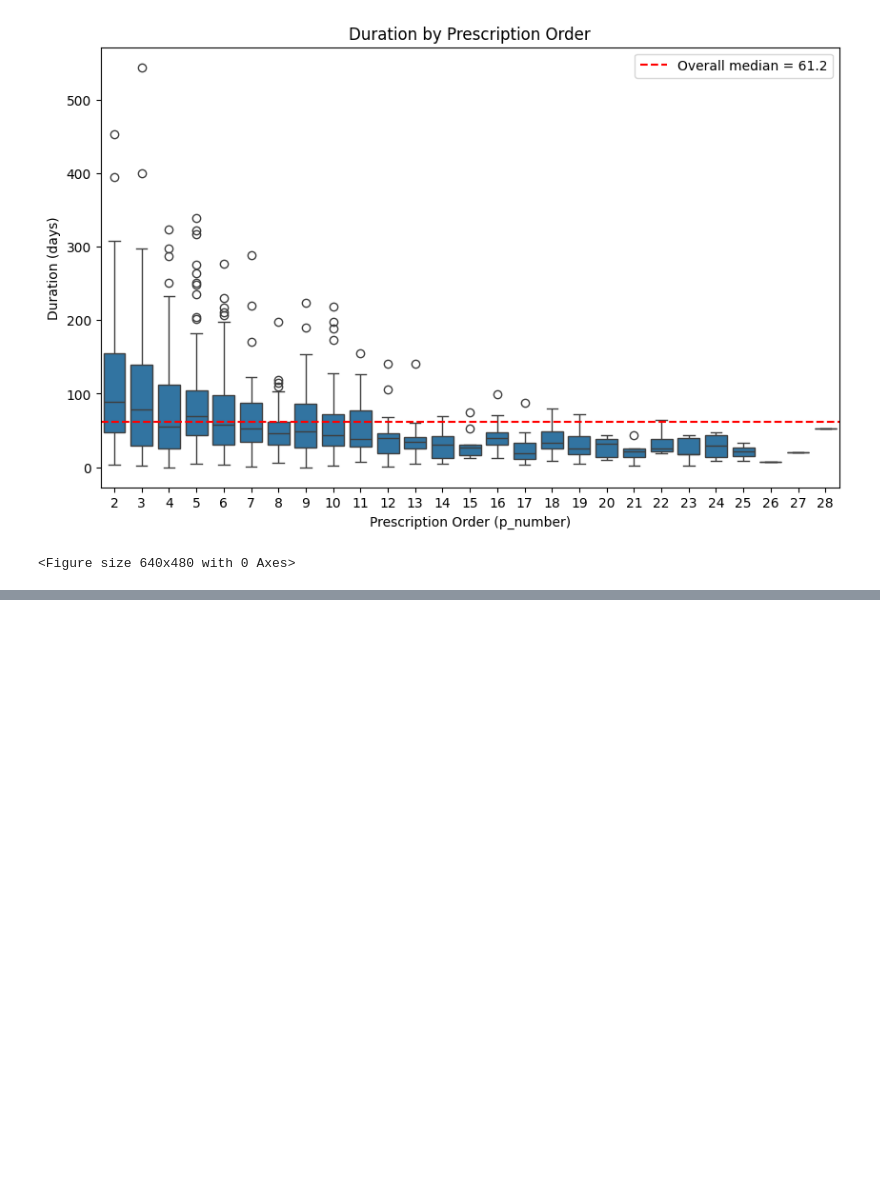
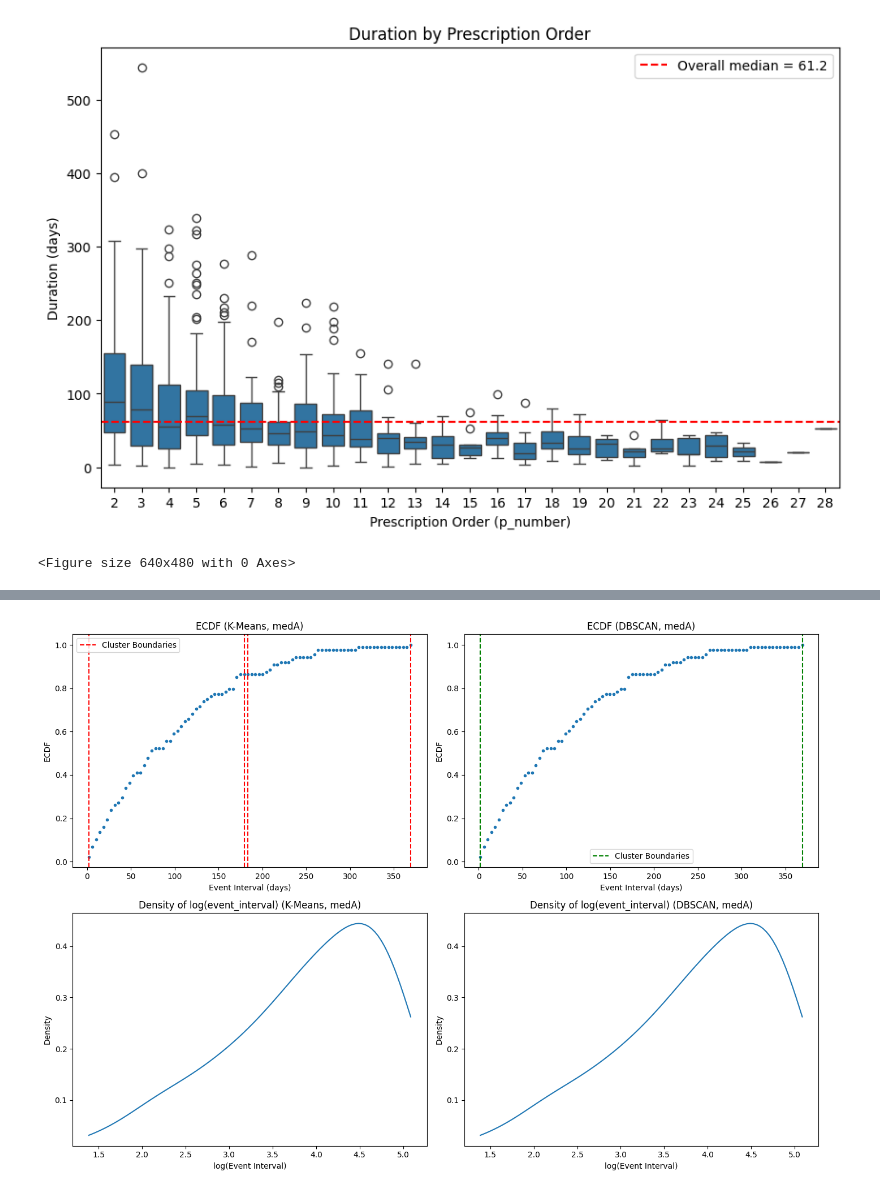
Before and after one commit to Ariisss/SEE_PY, a Jupyter notebook: SEE_MAIN.ipynb, the cells around one changed output, grey strips where cells are left out. Cells and saved outputs as stored; diff of their text form; code cells hidden in the pictures; blank space fills up the shorter version.

Commit message:
feat: added side-by-side comparison of both clustering methods

```diff
--- a/SEE_MAIN.ipynb
+++ b/SEE_MAIN.ipynb
@@ -407,0 +371,95 @@ fig_assumption = see_assumption(df)
+# %%
+# --- Prepare the data for medA ---
+# Filter medA data
+df_medA = df[df['CATEGORY'] == 'medA'].copy()
+df_medA['DATE'] = pd.to_datetime(df_medA['DATE'], format='%m/%d/%Y')
+df_medA.sort_values(by=['PATIENT_ID', 'DATE'], inplace=True)
+df_medA['prev_DATE'] = df_medA.groupby('PATIENT_ID')['DATE'].shift(1)
+# Keep only rows with a previous date
+df_sample = df_medA.dropna(subset=['prev_DATE']).copy()
+# Randomly select one consecutive pair per patient
+df_sample = df_sample.groupby('PATIENT_ID').apply(lambda x: x.sample(1, random_state=1234)).reset_index(drop=True)
+df_sample = df_sample[['PATIENT_ID', 'DATE', 'prev_DATE']].copy()
+# Compute event intervals (in days)
+df_sample['event_interval'] = (df_sample['DATE'] - df_sample['prev_DATE']).dt.days.astype(float)
+
+# --- Compute the ECDF using our ecdf function ---
+x_ecdf, y_ecdf = ecdf(df_sample['event_interval'].values)
+df_ecdf = pd.DataFrame({'x': x_ecdf, 'y': y_ecdf})
+# Filter to the lower 80% of the ECDF
+df_ecdf_80 = df_ecdf[df_ecdf['y'] <= 0.8]
+ni = df_ecdf_80['x'].max()
+
+# --- Compute density on the log-transformed event_interval ---
+df_filtered = df_sample[df_sample['event_interval'] <= ni].copy()
+log_intervals = np.log(df_filtered['event_interval'])
+kde = gaussian_kde(log_intervals)
+x1 = np.linspace(log_intervals.min(), log_intervals.max(), 100)
+y1 = kde(x1)
+
+# --- K-Means Clustering on ECDF x-values ---
+best_k = 2  # For illustration; ideally use silhouette analysis as in your function
+kmeans = KMeans(n_clusters=best_k, random_state=1234)
+df_ecdf['cluster_km'] = kmeans.fit_predict(df_ecdf[['x']])
+# Compute cluster boundaries for K-Means
+cluster_stats_km = df_ecdf.groupby('cluster_km')['x'].agg(
+    min_log=lambda x: np.log(x).min(),
+    max_log=lambda x: np.log(x).max()
+).reset_index()
+cluster_stats_km['Minimum'] = np.exp(cluster_stats_km['min_log'])
+cluster_stats_km['Maximum'] = np.exp(cluster_stats_km['max_log'])
+
+# --- DBSCAN Clustering on ECDF x-values ---
+X = df_ecdf['x'].values.reshape(-1, 1)
+eps = 0.1 * (X.max() - X.min())  # For example; adjust as needed
+dbscan = DBSCAN(eps=eps, min_samples=5)
+df_ecdf['cluster_db'] = dbscan.fit_predict(X)
+# Remove noise points (label -1)
+df_ecdf_db = df_ecdf[df_ecdf['cluster_db'] != -1].copy()
+# Compute cluster boundaries for DBSCAN
+cluster_stats_db = df_ecdf_db.groupby('cluster_db')['x'].agg(
+    min_log=lambda x: np.log(x).min(),
+    max_log=lambda x: np.log(x).max()
+).reset_index()
+cluster_stats_db['Minimum'] = np.exp(cluster_stats_db['min_log'])
+cluster_stats_db['Maximum'] = np.exp(cluster_stats_db['max_log'])
+
+# --- Create subplots: ECDF and Density side by side for both methods ---
+fig, axs = plt.subplots(2, 2, figsize=(14, 10))
+
+# Top left: ECDF for K-Means with cluster boundaries
+axs[0, 0].plot(df_ecdf['x'], df_ecdf['y'], marker='.', linestyle='none')
+for _, row in cluster_stats_km.iterrows():
+    axs[0, 0].axvline(row['Minimum'], color='red', linestyle='--', label='Cluster Boundaries' if _==0 else "")
+    axs[0, 0].axvline(row['Maximum'], color='red', linestyle='--')
+axs[0, 0].set_title('ECDF (K-Means, medA)')
+axs[0, 0].set_xlabel('Event Interval (days)')
+axs[0, 0].set_ylabel('ECDF')
+axs[0, 0].legend()
+
+# Top right: ECDF for DBSCAN with cluster boundaries
+axs[0, 1].plot(df_ecdf['x'], df_ecdf['y'], marker='.', linestyle='none')
+for _, row in cluster_stats_db.iterrows():
+    axs[0, 1].axvline(row['Minimum'], color='green', linestyle='--', label='Cluster Boundaries' if _==0 else "")
+    axs[0, 1].axvline(row['Maximum'], color='green', linestyle='--')
+axs[0, 1].set_title('ECDF (DBSCAN, medA)')
+axs[0, 1].set_xlabel('Event Interval (days)')
+axs[0, 1].set_ylabel('ECDF')
+axs[0, 1].legend()
+
+# Bottom left: Density plot for K-Means (using same density data)
+axs[1, 0].plot(x1, y1)
+axs[1, 0].set_title('Density of log(event_interval) (K-Means, medA)')
+axs[1, 0].set_xlabel('log(Event Interval)')
+axs[1, 0].set_ylabel('Density')
+
+# Bottom right: Density plot for DBSCAN (using same density data)
+axs[1, 1].plot(x1, y1)
+axs[1, 1].set_title('Density of log(event_interval) (DBSCAN, medA)')
+axs[1, 1].set_xlabel('log(Event Interval)')
+axs[1, 1].set_ylabel('Density')
+
+plt.tight_layout()
+plt.show()
+# %% [output]
+[figure, added]
```
Also changed, not shown: parts of 3 cells of this notebook.
